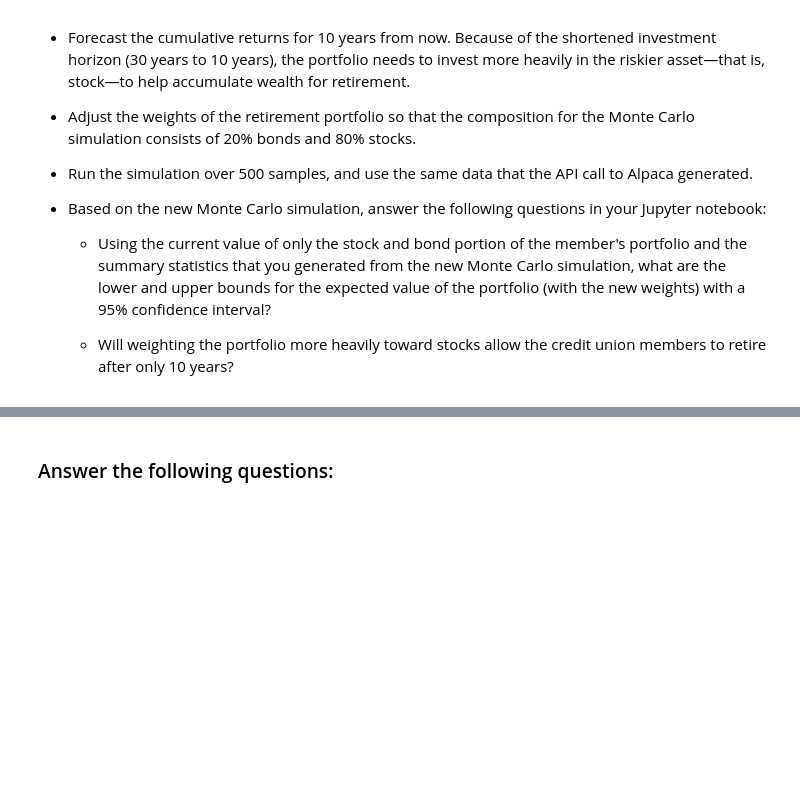
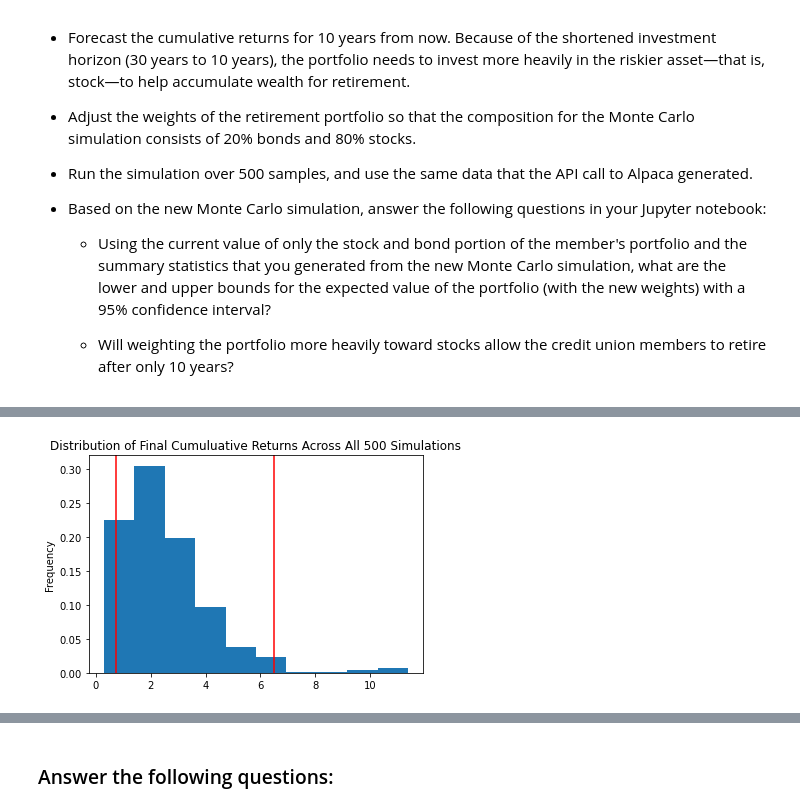
Before and after one commit to AnilVinnakota/assignment5, a Jupyter notebook: financial_planning_tools.ipynb, the cells around one changed output, grey strips where cells are left out. Cells and saved outputs as stored; diff of their text form; code cells hidden in the pictures; blank space fills up the shorter version.

```diff
--- a/financial_planning_tools.ipynb
+++ b/financial_planning_tools.ipynb
@@ -525,3 +651,11 @@ For this new Monte Carlo simulation, do the following:
+# %%
+# Plot probability distribution and confidence intervals
+MC_sim_dist_plot = MC_fiveyear.plot_distribution()
+
+# Save the plot for future use
+MC_sim_dist_plot.get_figure().savefig('MC_10year_dist_plot.png',bbox_inches='tight')
+# %% [output]
+[figure, added]
 # %%
 # Generate summary statistics from the 10-year Monte Carlo simulation results
 # Save the results as a variable
```
Also changed, not shown: parts of 17 cells of this notebook, 4 other files.
